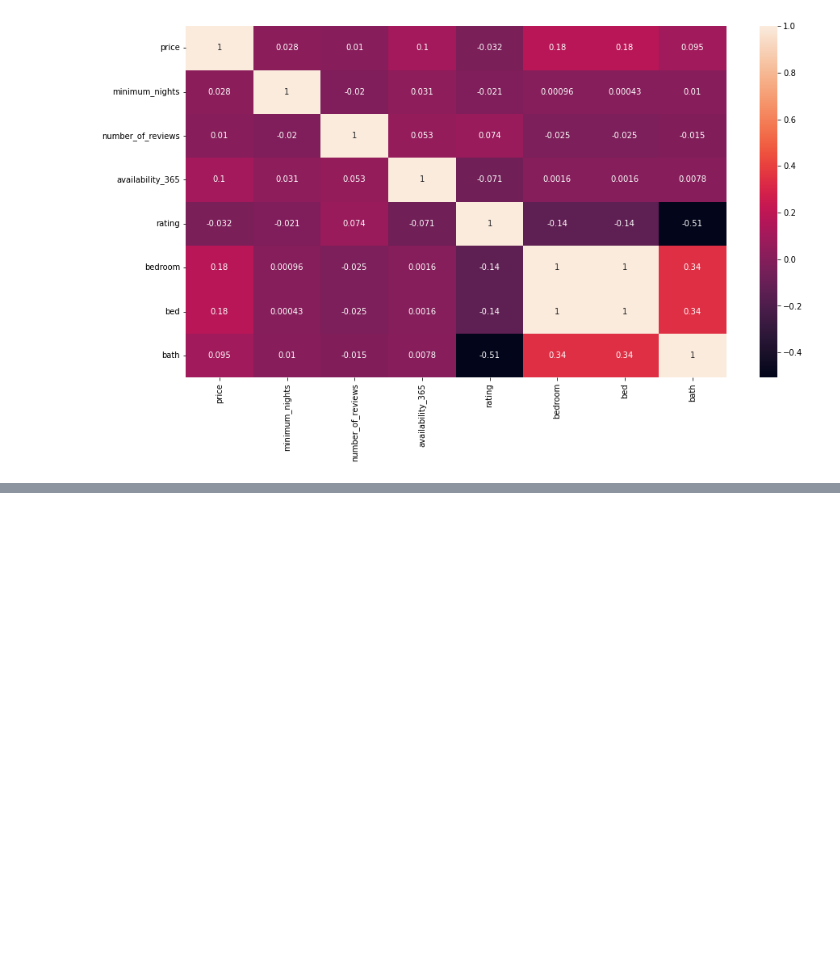
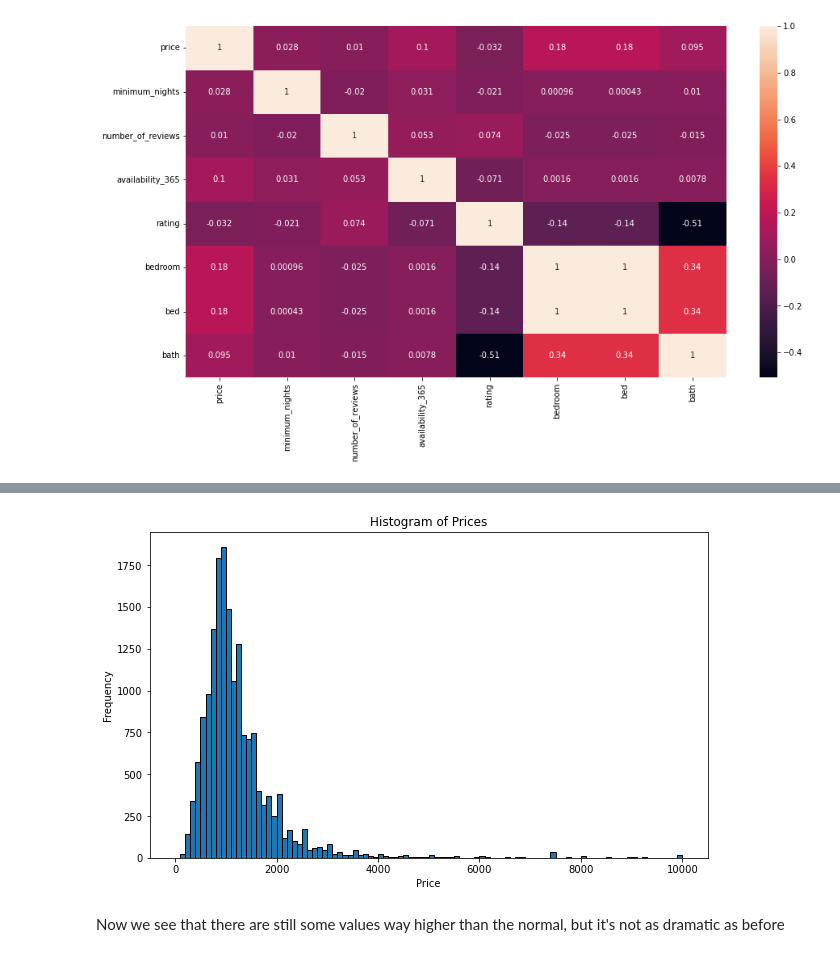
Before and after one commit to joaomena17/MachineLearningDataMining, a Jupyter notebook: data_visualization.ipynb, the cells around one changed output, grey strips where cells are left out. Cells and saved outputs as stored; diff of their text form; code cells hidden in the pictures; blank space fills up the shorter version.

```diff
--- a/data_visualization.ipynb
+++ b/data_visualization.ipynb
@@ -91,0 +153,23 @@ plt.show()
+# %%
+# Plot the distribution of the price
+numerical_attributes = ['price', 'minimum_nights', 'number_of_reviews', 'availability_365']
+
+# Specify the number of bins and the range for the price intervals
+num_bins = 100  # You can adjust this value to change the number of intervals
+price_range = (0,10000)  # Define the price range (adjust as needed)
+
+# Create the histogram with horizontal orientation
+plt.figure(figsize=(10, 6))
+plt.hist(df['price'], bins=num_bins, orientation='vertical', range=price_range, edgecolor='k')
+
+# Label the axes and add a title
+plt.ylabel('Frequency')
+plt.xlabel('Price')
+plt.title('Histogram of Prices')
+
+# Show the plot
+plt.show()
+# %% [output]
+[figure, added]
+# %% [markdown]
+Now we see that there are still some values way higher than the normal, but it's not as dramatic as before
```
Also changed, not shown: parts of 28 cells of this notebook, 1 other file.
